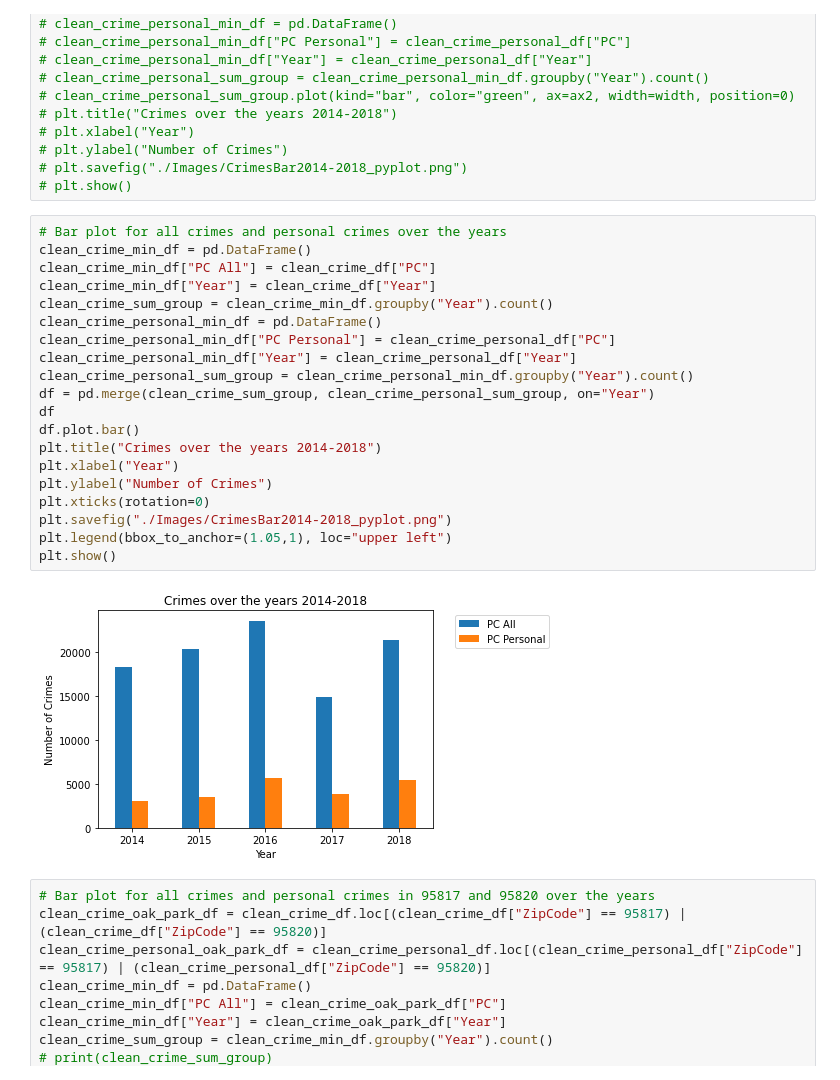
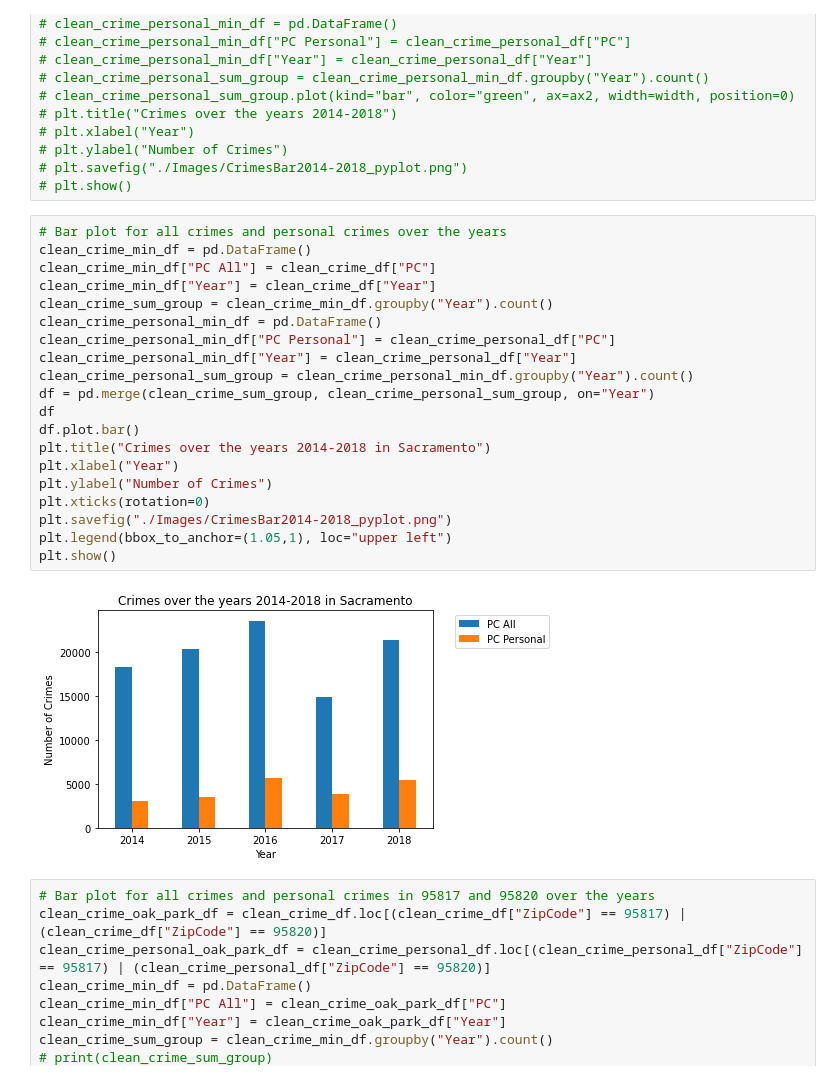
Before and after one commit to sean-galloway/Crime_and_Poverty, a Jupyter notebook: Crime_CleanUp.ipynb, the cells around one changed output. Cells and saved outputs as stored; diff of their text form.

Commit message:
updated title to a bar chart

```diff
--- a/Crime_CleanUp.ipynb
+++ b/Crime_CleanUp.ipynb
@@ -308,25 +281,25 @@ clean_crime_personal_df.groupby("ZipCode").count()
 # %%
 # Bar plot for all crimes and personal crimes over the years
 clean_crime_min_df = pd.DataFrame()
 clean_crime_min_df["PC All"] = clean_crime_df["PC"]
 clean_crime_min_df["Year"] = clean_crime_df["Year"]
 clean_crime_sum_group = clean_crime_min_df.groupby("Year").count()
 clean_crime_personal_min_df = pd.DataFrame()
 clean_crime_personal_min_df["PC Personal"] = clean_crime_personal_df["PC"]
 clean_crime_personal_min_df["Year"] = clean_crime_personal_df["Year"]
 clean_crime_personal_sum_group = clean_crime_personal_min_df.groupby("Year").count()
 df = pd.merge(clean_crime_sum_group, clean_crime_personal_sum_group, on="Year")
 df
 df.plot.bar()
-plt.title("Crimes over the years 2014-2018")
+plt.title("Crimes over the years 2014-2018 in Sacramento")
 plt.xlabel("Year")
 plt.ylabel("Number of Crimes")
 plt.xticks(rotation=0)
 plt.savefig("./Images/CrimesBar2014-2018_pyplot.png")
 plt.legend(bbox_to_anchor=(1.05,1), loc="upper left")
 plt.show()
 # %% [output]
-[figure, old version]
+[figure, new version]
 # %%
 # Bar plot for all crimes and personal crimes in 95817 and 95820 over the years
 clean_crime_oak_park_df = clean_crime_df.loc[(clean_crime_df["ZipCode"] == 95817) | (clean_crime_df["ZipCode"] == 95820)]
```
Also changed, not shown: parts of 2 cells of this notebook, 1 other file.
